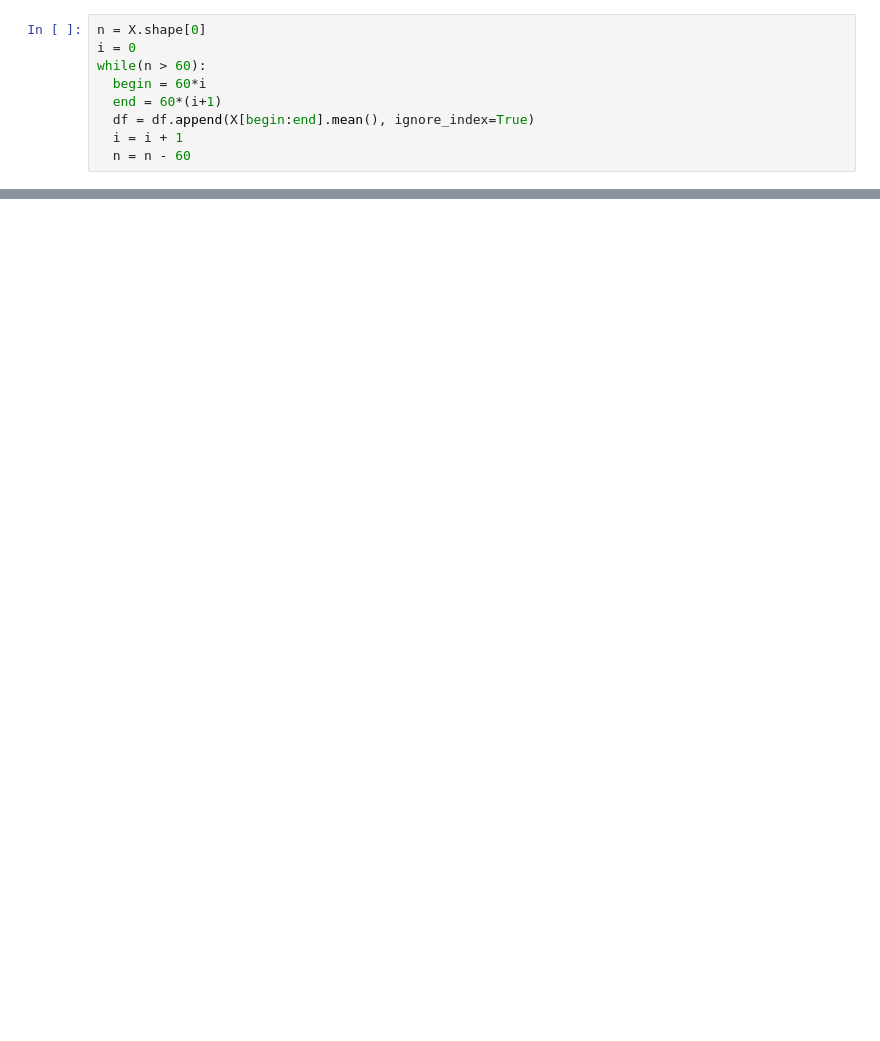
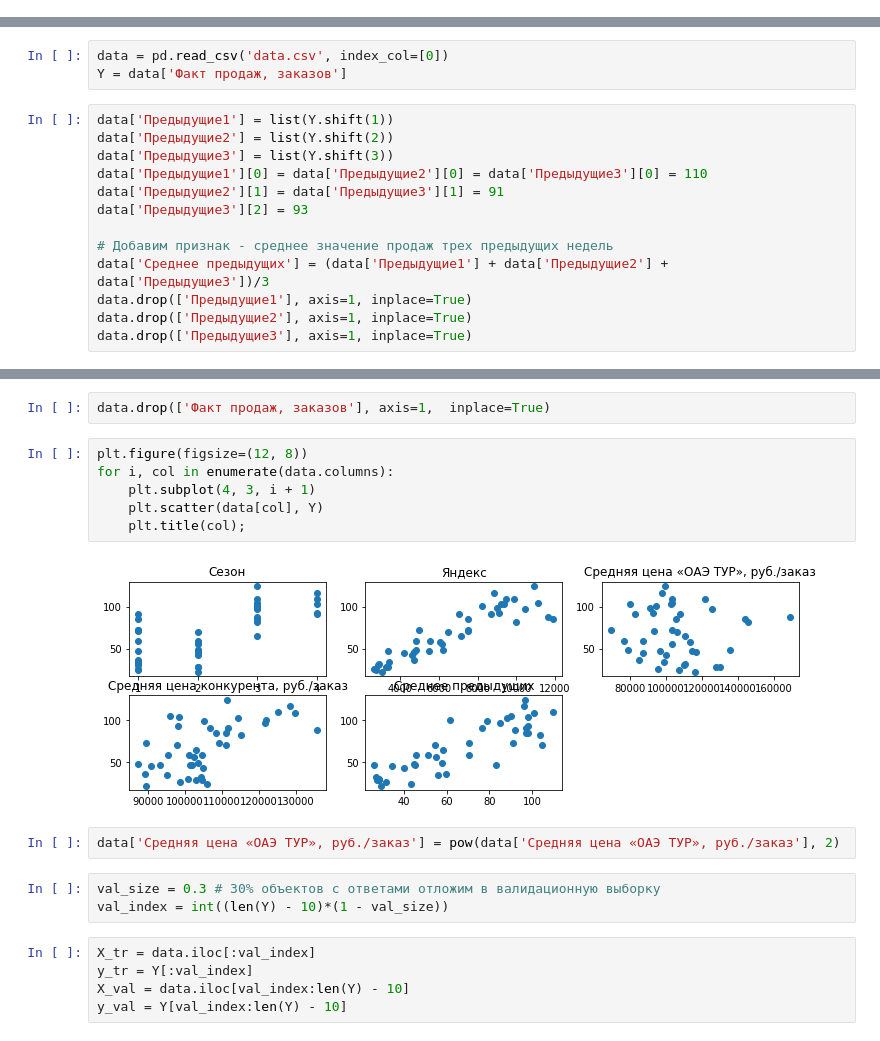
Before and after one commit to AbdNelly/Time_series, a Jupyter notebook: Задача.ipynb, the cells around one changed output, grey strips where cells are left out. Cells and saved outputs as stored; diff of their text form; blank space fills up the shorter version.

```diff
--- a/Задача.ipynb
+++ b/Задача.ipynb
@@ -68,9 +0,0 @@ df
-# %%
-n = X.shape[0]
-i = 0
-while(n > 60):
-  begin = 60*i
-  end = 60*(i+1)
-  df = df.append(X[begin:end].mean(), ignore_index=True)
-  i = i + 1
-  n = n - 60
@@ -150,0 +10,16 @@ testY['Quality'].to_csv('Y_submit.csv', header=False)
+# %%
+data = pd.read_csv('data.csv', index_col=[0])
+Y = data['Факт продаж, заказов']
+# %%
+data['Предыдущие1'] = list(Y.shift(1))
+data['Предыдущие2'] = list(Y.shift(2))
+data['Предыдущие3'] = list(Y.shift(3))
+data['Предыдущие1'][0] = data['Предыдущие2'][0] = data['Предыдущие3'][0] = 110
+data['Предыдущие2'][1] = data['Предыдущие3'][1] = 91
+data['Предыдущие3'][2] = 93
+
+# Добавим признак - среднее значение продаж трех предыдущих недель
+data['Среднее предыдущих'] = (data['Предыдущие1'] + data['Предыдущие2'] + data['Предыдущие3'])/3
+data.drop(['Предыдущие1'], axis=1, inplace=True)
+data.drop(['Предыдущие2'], axis=1, inplace=True)
+data.drop(['Предыдущие3'], axis=1, inplace=True)
@@ -150,0 +36,20 @@ testY['Quality'].to_csv('Y_submit.csv', header=False)
+# %%
+data.drop(['Факт продаж, заказов'], axis=1,  inplace=True)
+# %%
+plt.figure(figsize=(12, 8))
+for i, col in enumerate(data.columns):
+    plt.subplot(4, 3, i + 1)
+    plt.scatter(data[col], Y)
+    plt.title(col);
+# %% [output]
+[figure, added]
+# %%
+data['Средняя цена «ОАЭ ТУР», руб./заказ'] = pow(data['Средняя цена «ОАЭ ТУР», руб./заказ'], 2)
+# %%
+val_size = 0.3 # 30% объектов с ответами отложим в валидационную выборку
+val_index = int((len(Y) - 10)*(1 - val_size))
+# %%
+X_tr = data.iloc[:val_index]
+y_tr = Y[:val_index]
+X_val = data.iloc[val_index:len(Y) - 10]
+y_val = Y[val_index:len(Y) - 10]
```
Also changed, not shown: parts of 38 cells of this notebook.
